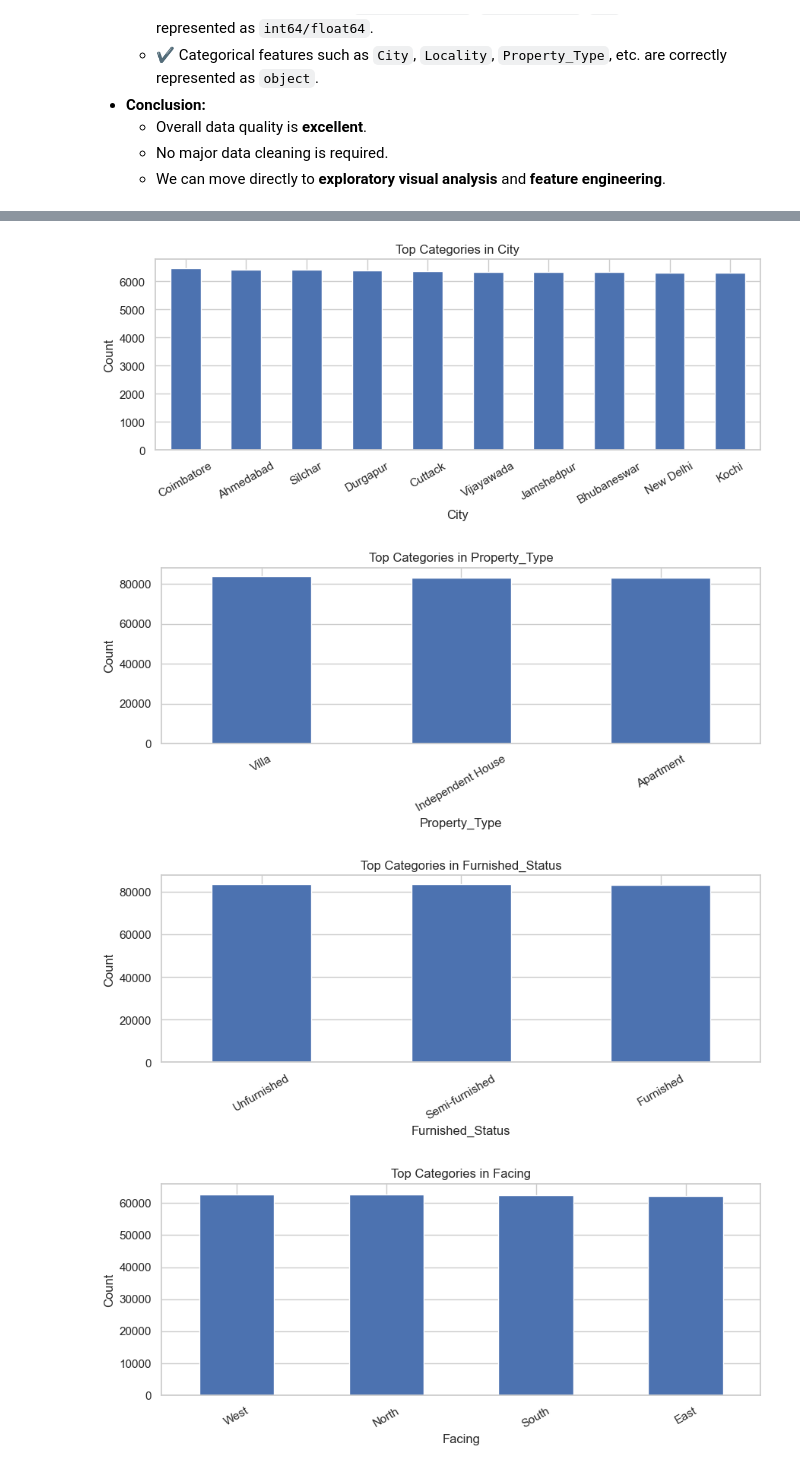
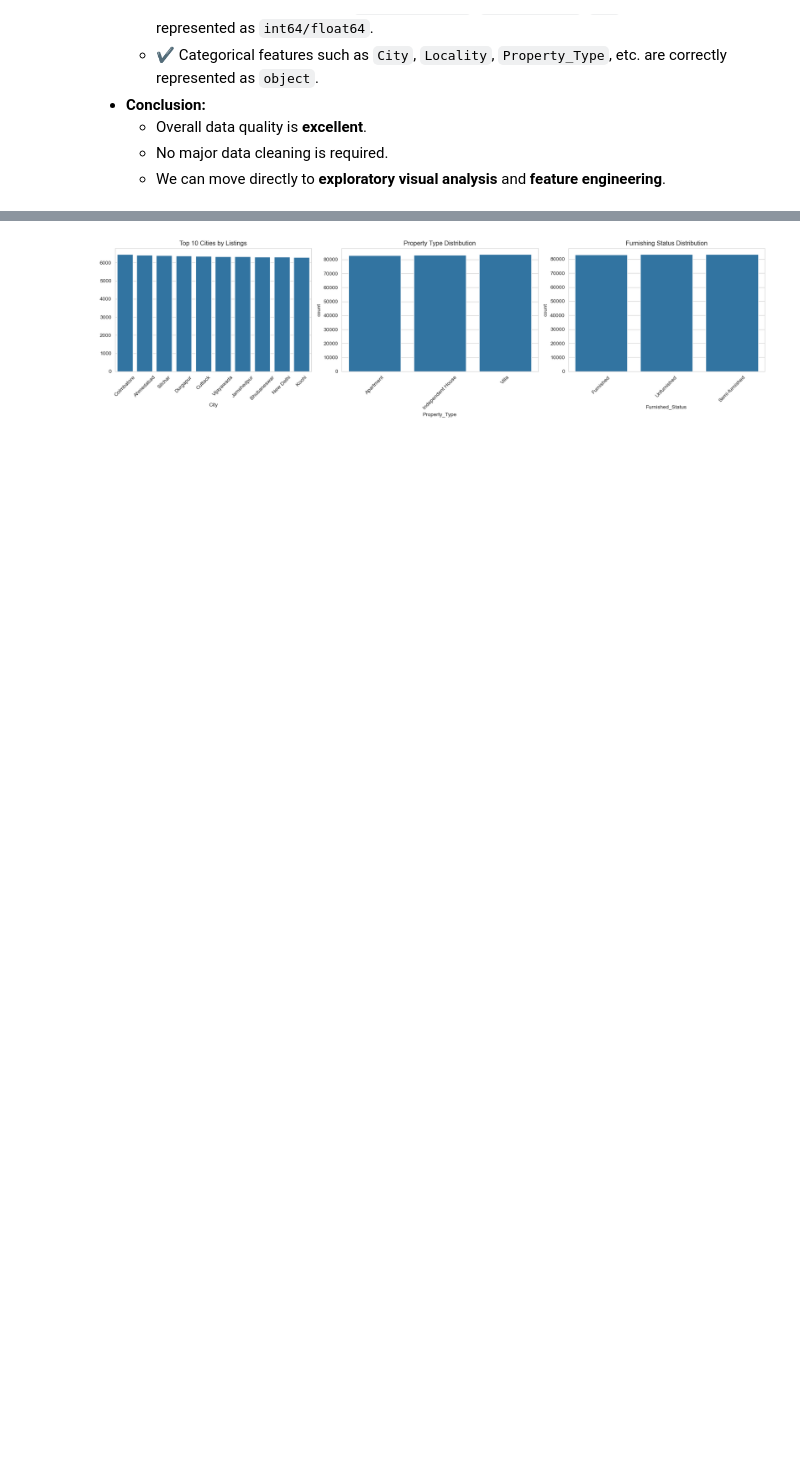
Before and after one commit to axaymathukiya27-tech/Real_Estate_Investment_Advisor, a Jupyter notebook: notebooks/01_eda.ipynb, the cells around one changed output, grey strips where cells are left out. Saved outputs shown, nothing was run; the diff lists cells and outputs as text; code cells hidden in the pictures; blank space fills up the shorter version.

```diff
--- a/notebooks/01_eda.ipynb
+++ b/notebooks/01_eda.ipynb
@@ -47,10 +68,14 @@ print("✔ Libraries imported successfully")
 # %%
-DATA_PATH = "../data/raw/india_housing_prices.csv"
+# ===============================
+# 3. Loading the Dataset
+# ===============================
 
-try:
-    df = load_raw_data(DATA_PATH)
-    display(df.head())
-    print(f"✔ Data loaded successfully — {df.shape[0]} rows, {df.shape[1]} columns")
-except FileNotFoundError:
-    print("❌ ERROR: Dataset not found. Check file path.")
+# Load raw dataset
+df = load_raw_data("../data/raw/india_housing_prices.csv")
+
+# Keep a raw copy for EDA
+df_raw = df.copy()
+
+# Dataset shape
+df.shape
 # %% [output]
@@ -220,17 +199,33 @@ We analyze the distribution of important categorical variables to understand the
 # %%
-categorical_cols = ["City", "Property_Type", "Furnished_Status", "Facing", "Availability_Status"]
+fig, axes = plt.subplots(1, 3, figsize=(18, 5))
 
-for col in categorical_cols:
-    plt.figure(figsize=(9,4))
-    df[col].value_counts().head(10).plot(kind="bar")
-    plt.title(f"Top Categories in {col}")
-    plt.xlabel(col)
-    plt.ylabel("Count")
-    plt.xticks(rotation=30)
-    plt.tight_layout()
-    plt.show()
+# Top 10 Cities by number of listings
+top_cities = df["City"].value_counts().head(10)
+sns.barplot(
+    x=top_cities.index,
+    y=top_cities.values,
+    ax=axes[0]
+)
+axes[0].set_title("Top 10 Cities by Listings")
+axes[0].tick_params(axis="x", rotation=45)
+
+# Property Type distribution
+sns.countplot(
+    x=df["Property_Type"],
+    ax=axes[1]
+)
+axes[1].set_title("Property Type Distribution")
+axes[1].tick_params(axis="x", rotation=45)
+
+# Furnishing Status distribution
+sns.countplot(
+    x=df["Furnished_Status"],
+    ax=axes[2]
+)
+axes[2].set_title("Furnishing Status Distribution")
+axes[2].tick_params(axis="x", rotation=45)
+
+plt.tight_layout()
+plt.show()
 # %% [output]
-[figure, old version]
+[figure, new version]
-[figure, removed]
-[figure, removed]
-[figure, removed]
```
Also changed, not shown: parts of 29 cells of this notebook, 38 other files.
